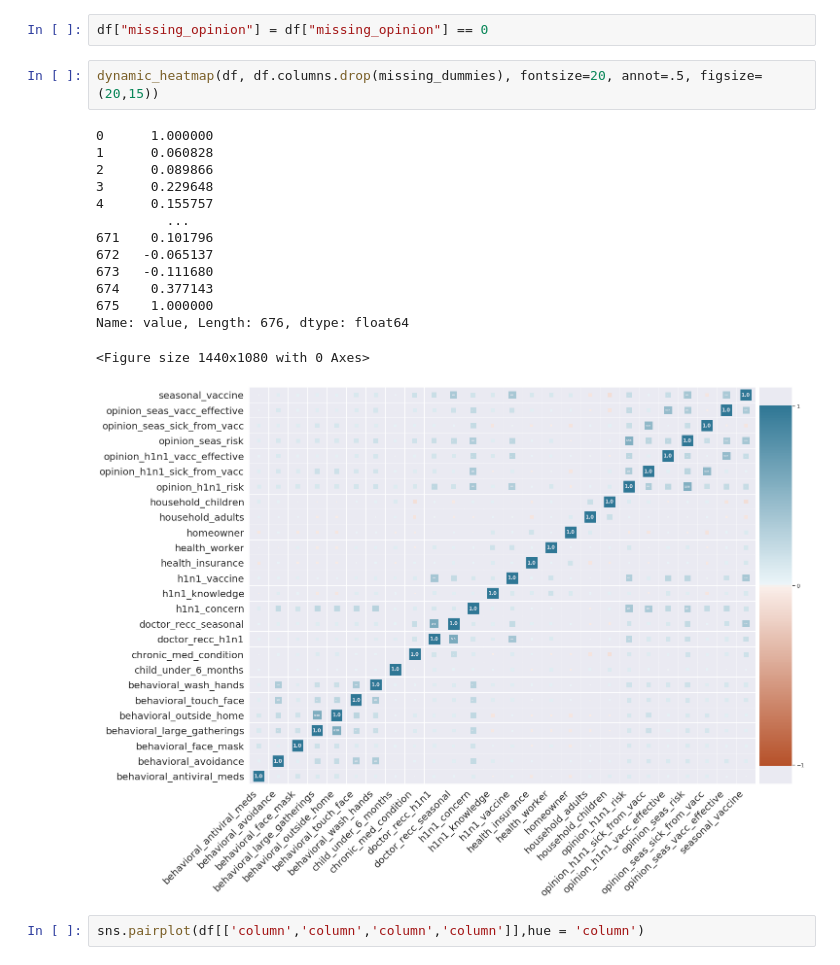
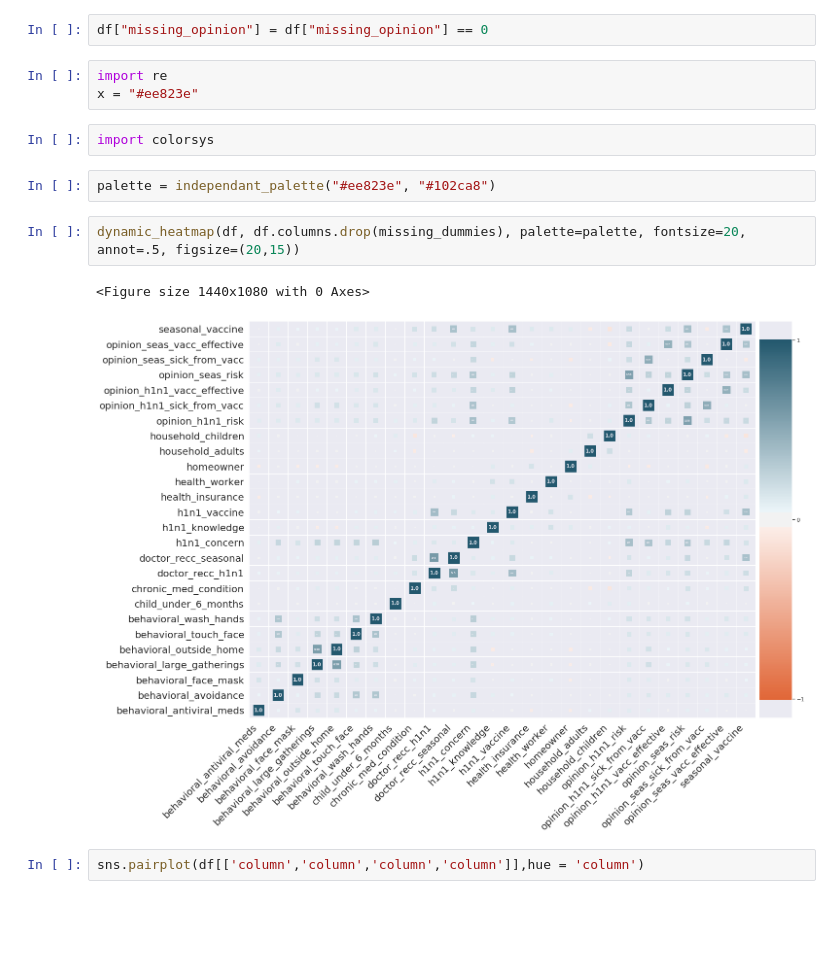
Before and after one commit to coreyryanhanson/predicting_seasonal_vaccinations, a Jupyter notebook: scratch_corey.ipynb, the cells around one changed output. Saved outputs shown, nothing was run; the diff lists cells and outputs as text; blank space fills up the shorter version.

Commit message:
added improved palette generator

```diff
--- a/scratch_corey.ipynb
+++ b/scratch_corey.ipynb
@@ -67,23 +67,18 @@ sns.barplot(x=df["age_group"], y=df["age_group"].count())
 26707
 # %%
 df["missing_opinion"] = df["missing_opinion"] == 0
+# %%
+import re
+x = "#ee823e"
+# %%
+import colorsys
+# %%
+palette = independant_palette("#ee823e", "#102ca8")
 # %%
-dynamic_heatmap(df, df.columns.drop(missing_dummies), fontsize=20, annot=.5, figsize=(20,15))
+dynamic_heatmap(df, df.columns.drop(missing_dummies), palette=palette, fontsize=20, annot=.5, figsize=(20,15))
 # %% [output]
-0      1.000000
-1      0.060828
-2      0.089866
-3      0.229648
-4      0.155757
-         ...
-671    0.101796
-672   -0.065137
-673   -0.111680
-674    0.377143
-675    1.000000
-Name: value, Length: 676, dtype: float64
+<Figure size 1440x1080 with 0 Axes>
-<Figure size 1440x1080 with 0 Axes>
-[figure, old version]
+[figure, new version]
 # %%
 sns.pairplot(df[['column','column','column','column']],hue = 'column')
 # %% [output]
```
Also changed, not shown: 2 other files.
